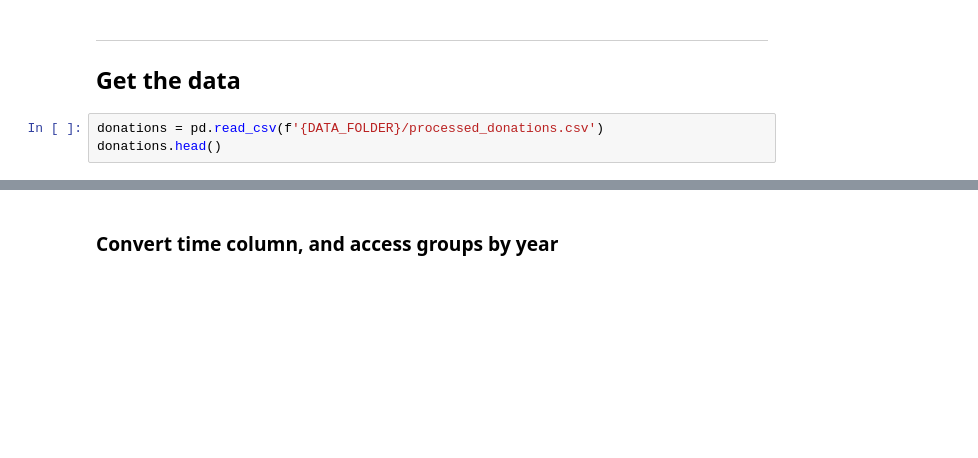
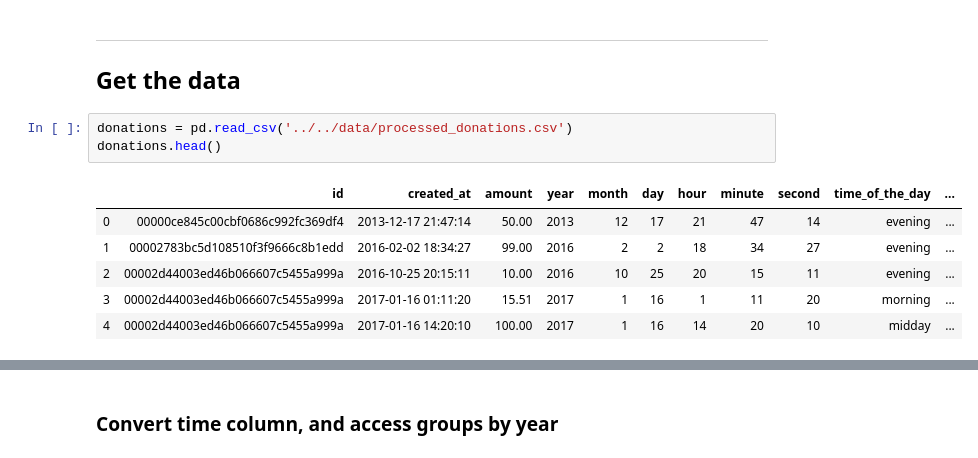
Before and after one commit to taylorperkins/da1-python-clinic, a Jupyter notebook: notebooks/09_28_2019/Matplotlib Formatting - Time Edition.ipynb, the cells around one changed output, grey strips where cells are left out. Drawn from its saved outputs; the diff is of its cells as text; blank space fills up the shorter version.

```diff
--- a/notebooks/09_28_2019/Matplotlib Formatting - Time Edition.ipynb
+++ b/notebooks/09_28_2019/Matplotlib Formatting - Time Edition.ipynb
@@ -27,7 +16,14 @@ register_matplotlib_converters()
 
 ## Get the data
 # %%
-donations = pd.read_csv(f'{DATA_FOLDER}/processed_donations.csv')
+donations = pd.read_csv('../../data/processed_donations.csv')
 donations.head()
+# %% [output]
+|  | id | created_at | amount | year | month | day | hour | minute | second | time_of_the_day | ... |
+| 0 | 00000ce845c00cbf0686c992fc369df4 | 2013-12-17 21:47:14 | 50.00 | 2013 | 12 | 17 | 21 | 47 | 14 | evening | ... |
+| 1 | 00002783bc5d108510f3f9666c8b1edd | 2016-02-02 18:34:27 | 99.00 | 2016 | 2 | 2 | 18 | 34 | 27 | evening | ... |
+| 2 | 00002d44003ed46b066607c5455a999a | 2016-10-25 20:15:11 | 10.00 | 2016 | 10 | 25 | 20 | 15 | 11 | evening | ... |
+| 3 | 00002d44003ed46b066607c5455a999a | 2017-01-16 01:11:20 | 15.51 | 2017 | 1 | 16 | 1 | 11 | 20 | morning | ... |
+| 4 | 00002d44003ed46b066607c5455a999a | 2017-01-16 14:20:10 | 100.00 | 2017 | 1 | 16 | 14 | 20 | 10 | midday | ... |
 # %%
 donations.info()
```
Also changed, not shown: parts of 4 cells of this notebook, 3 other files.
